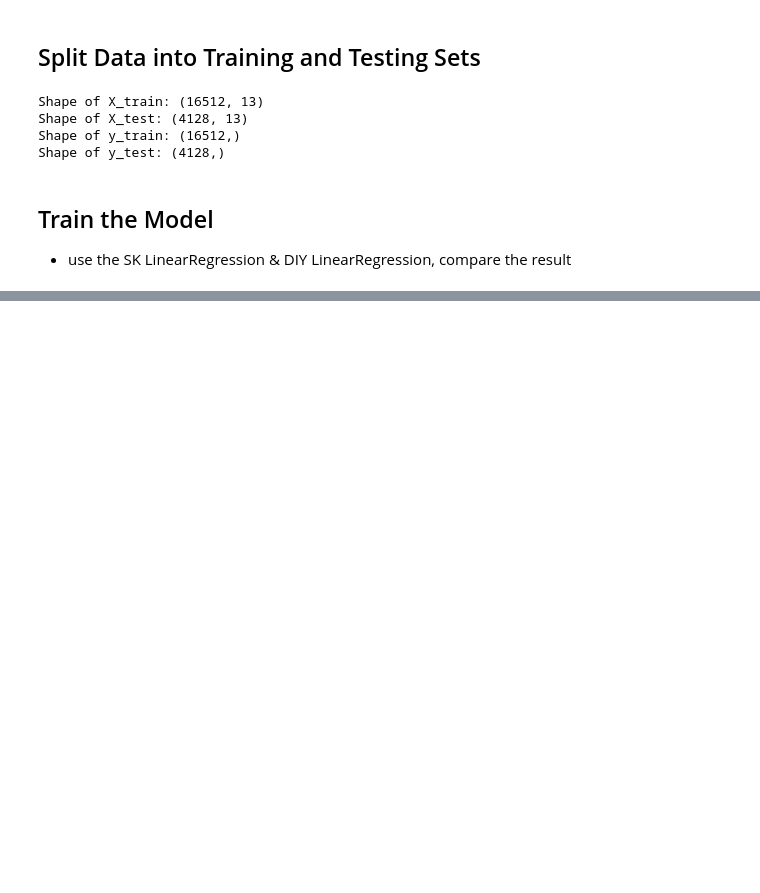
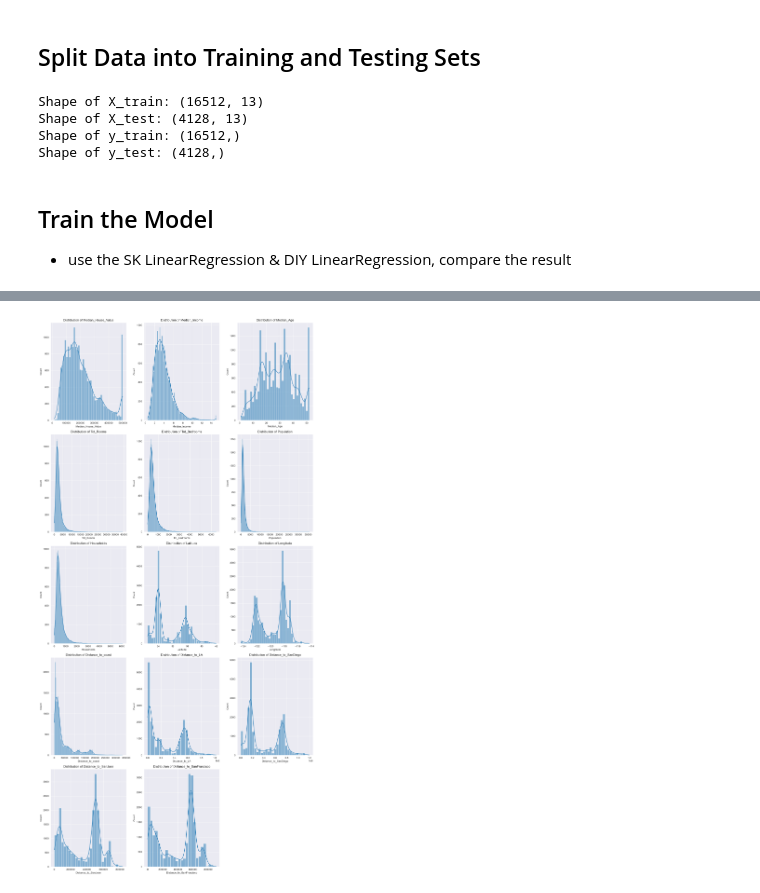
Before and after one commit to XianReallyHot-ZZH/AI-ZeroToOne, a Jupyter notebook: Season-1/LinearModel/HousePrice.ipynb, the cells around one changed output, grey strips where cells are left out. Saved outputs shown, nothing was run; the diff lists cells and outputs as text; code cells hidden in the pictures; blank space fills up the shorter version.

```diff
--- a/Season-1/LinearModel/HousePrice.ipynb
+++ b/Season-1/LinearModel/HousePrice.ipynb
@@ -194,0 +189,19 @@ R-squared score: 0.33581316300925534
+# %%
+# Do some Feature Engineering
+# Let analyze the data distribution first
+
+numerical_columns = df.select_dtypes(include=['float64', 'int64']).columns
+num_columns = len(numerical_columns)
+num_rows = (num_columns // 3) + (1 if num_columns % 3 != 0 else 0)  # Round up if there's a remainder
+num_cols = 3  # Fix number of columns to 3
+
+# Create the subplots with dynamic grid size
+plt.figure(figsize=(15, 6 * num_rows))  # Adjust the figure size based on rows
+for i, column in enumerate(numerical_columns, 1):
+    plt.subplot(num_rows, num_cols, i)
+    sns.histplot(df[column], kde=True)
+    plt.title(f'Distribution of {column}')
+plt.tight_layout()
+plt.show()
+# %% [output]
+[figure, added]
```
Also changed, not shown: parts of 5 cells of this notebook.
